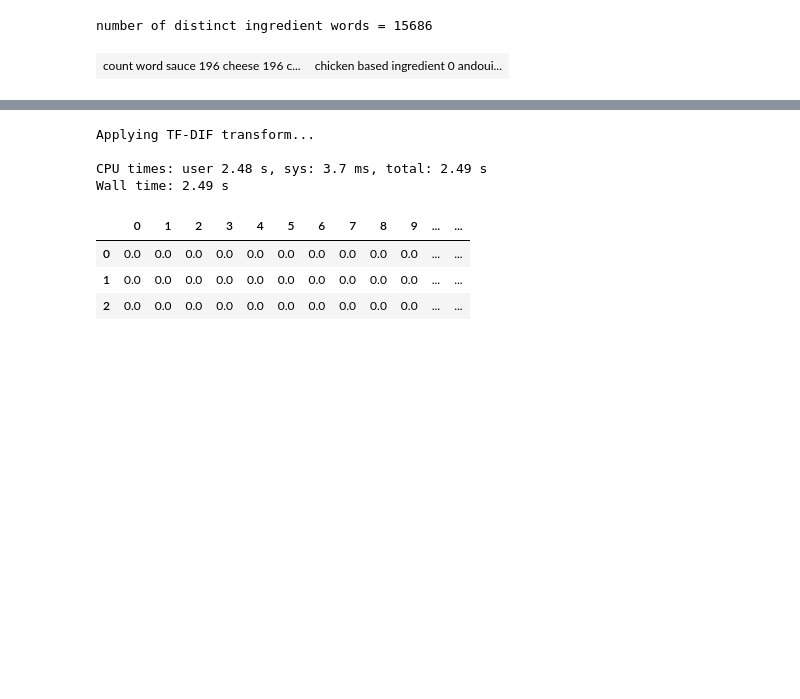
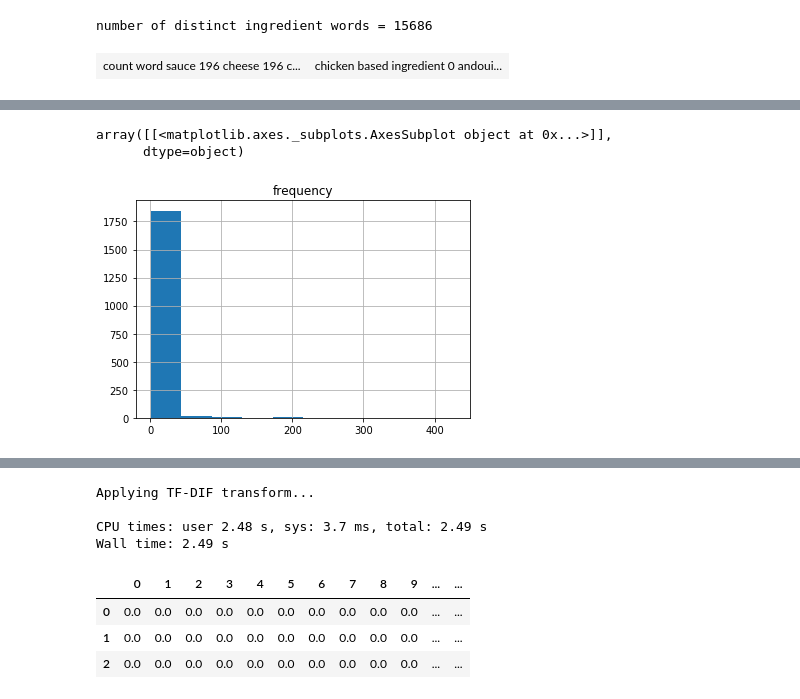
Before and after one commit to deude/AAChallenge, a Jupyter notebook: WhatsCooking.ipynb, the cells around one changed output, grey strips where cells are left out. Drawn from its saved outputs; the diff is of its cells as text; code cells hidden in the pictures; blank space fills up the shorter version.

```diff
--- a/WhatsCooking.ipynb
+++ b/WhatsCooking.ipynb
@@ -270,0 +280,5 @@ number of distinct ingredient words = 15686
+# %%
+# build a common vocabulary (train + test)
+%time rawTest.cleanIngredients = rawTest.ingredients.map(lambda x: cleanIngredients(x))
+testCorpus = rawTest.cleanIngredients.tolist()
+mergedCorpus = corpus + testCorpus
@@ -271,3 +288,25 @@ number of distinct ingredient words = 15686
+# %%
+vectorizer = CountVectorizer()
+vectorizer.fit(mergedCorpus)
+vTest = vectorizer.transform(testCorpus)
+vTrain = vectorizer.transform(corpus)
+columnNames = list(map(lambda x: x.replace(spaceEscapeToken, " "), vectorizer.get_feature_names()))
+vectorizedTest = pd.DataFrame(vTest.toarray(), columns =columnNames)
+vectorizedTrain = pd.DataFrame(vTrain.toarray(), columns =columnNames)
+# %%
+ingrHistTest = pd.DataFrame(vectorizedTest.sum(), columns=['frequency'])
+ingrHistTrain = pd.DataFrame(vectorizedTrain.sum(), columns=['frequency'])
+totalFreqTrain = ingrHistTrain.sum()[0]
+totalFreqTest = ingrHistTest.sum()[0]
+# rescale to train total freq baseline
+ingrHistTest['frequency'] = ingrHistTest['frequency'].map(lambda x : x * float(totalFreqTest) / float(totalFreqTrain))
+# %%
+# Kolmogorov–Smirnov distribution dissimilarity
+ingrHistTest.hist()
+# %% [output]
+array([[<matplotlib.axes._subplots.AxesSubplot object at 0x...>]],
+      dtype=object)
+[figure, added]
 # %% [markdown]
 # Prepare data
 <img src="images/pan.png" width="150">
```
Also changed, not shown: parts of 8 cells of this notebook.
